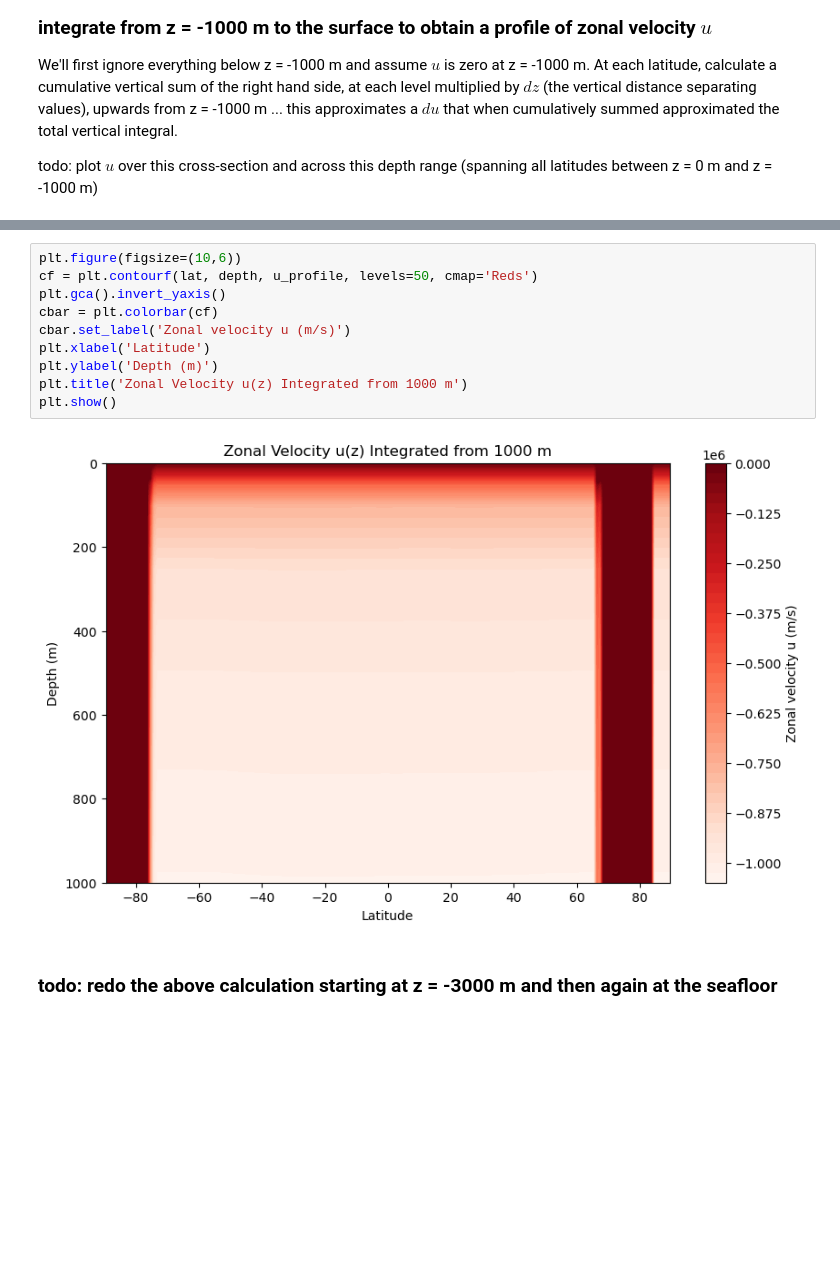
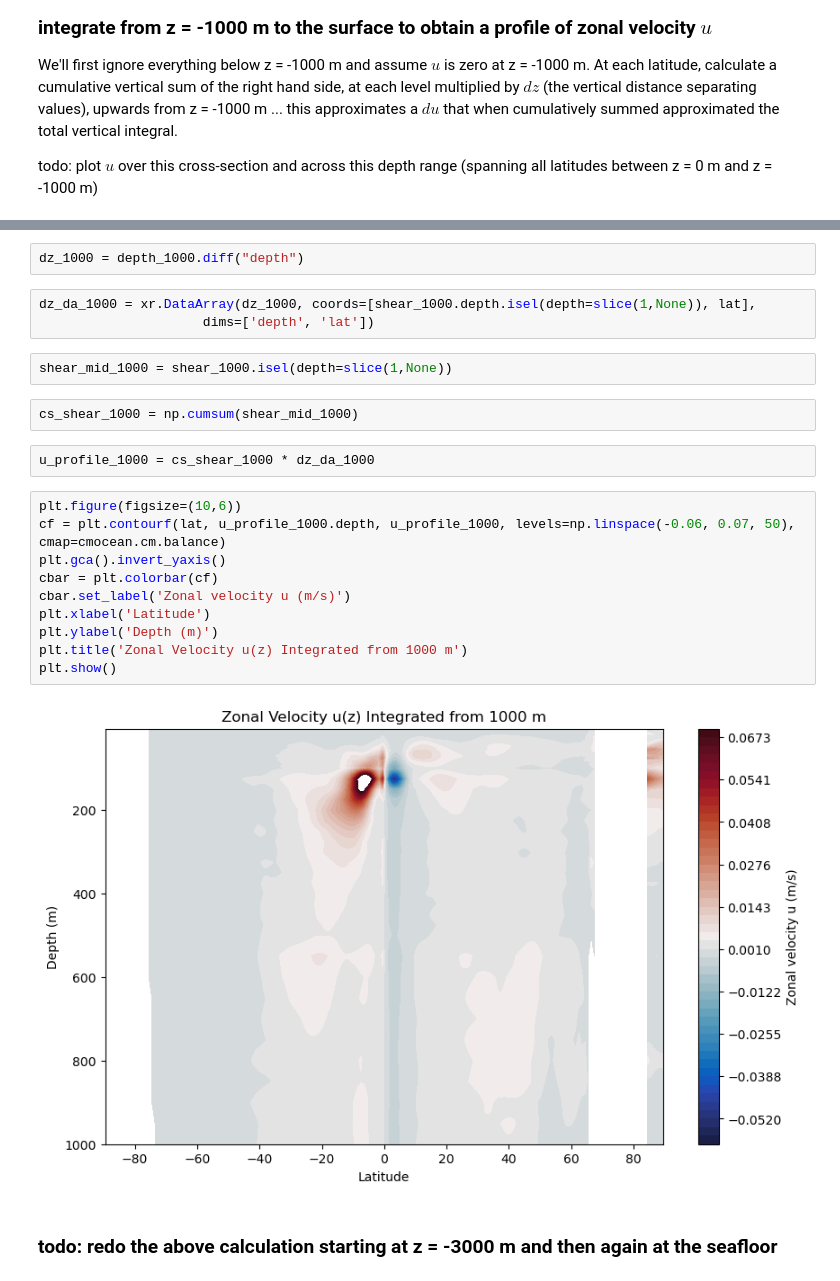
Before and after one commit to samrey3002/physical_oceanography, a Jupyter notebook: notebooks/thermal_wind.ipynb, the cells around one changed output, grey strips where cells are left out. Cells and saved outputs as stored; diff of their text form; blank space fills up the shorter version.

```diff
--- a/notebooks/thermal_wind.ipynb
+++ b/notebooks/thermal_wind.ipynb
@@ -307,15 +272,26 @@ u_profile = np.cumsum(shear_rev * dz[:, np.newaxis], axis=0)
+# %%
+dz_1000 = depth_1000.diff("depth")
+# %%
+dz_da_1000 = xr.DataArray(dz_1000, coords=[shear_1000.depth.isel(depth=slice(1,None)), lat],
+                     dims=['depth', 'lat'])
+# %%
+shear_mid_1000 = shear_1000.isel(depth=slice(1,None))
+# %%
+cs_shear_1000 = np.cumsum(shear_mid_1000)
+# %%
+u_profile_1000 = cs_shear_1000 * dz_da_1000
 # %%
 plt.figure(figsize=(10,6))
-cf = plt.contourf(lat, depth, u_profile, levels=50, cmap='Reds')
+cf = plt.contourf(lat, u_profile_1000.depth, u_profile_1000, levels=np.linspace(-0.06, 0.07, 50), cmap=cmocean.cm.balance)
 plt.gca().invert_yaxis()
 cbar = plt.colorbar(cf)
 cbar.set_label('Zonal velocity u (m/s)')
 plt.xlabel('Latitude')
 plt.ylabel('Depth (m)')
 plt.title('Zonal Velocity u(z) Integrated from 1000 m')
 plt.show()
 # %% [output]
-[figure, old version]
+[figure, new version]
 # %% [markdown]
 ### todo: redo the above calculation starting at z = -3000 m and then again at the seafloor
 # %%
```
Also changed, not shown: parts of 26 cells of this notebook.
